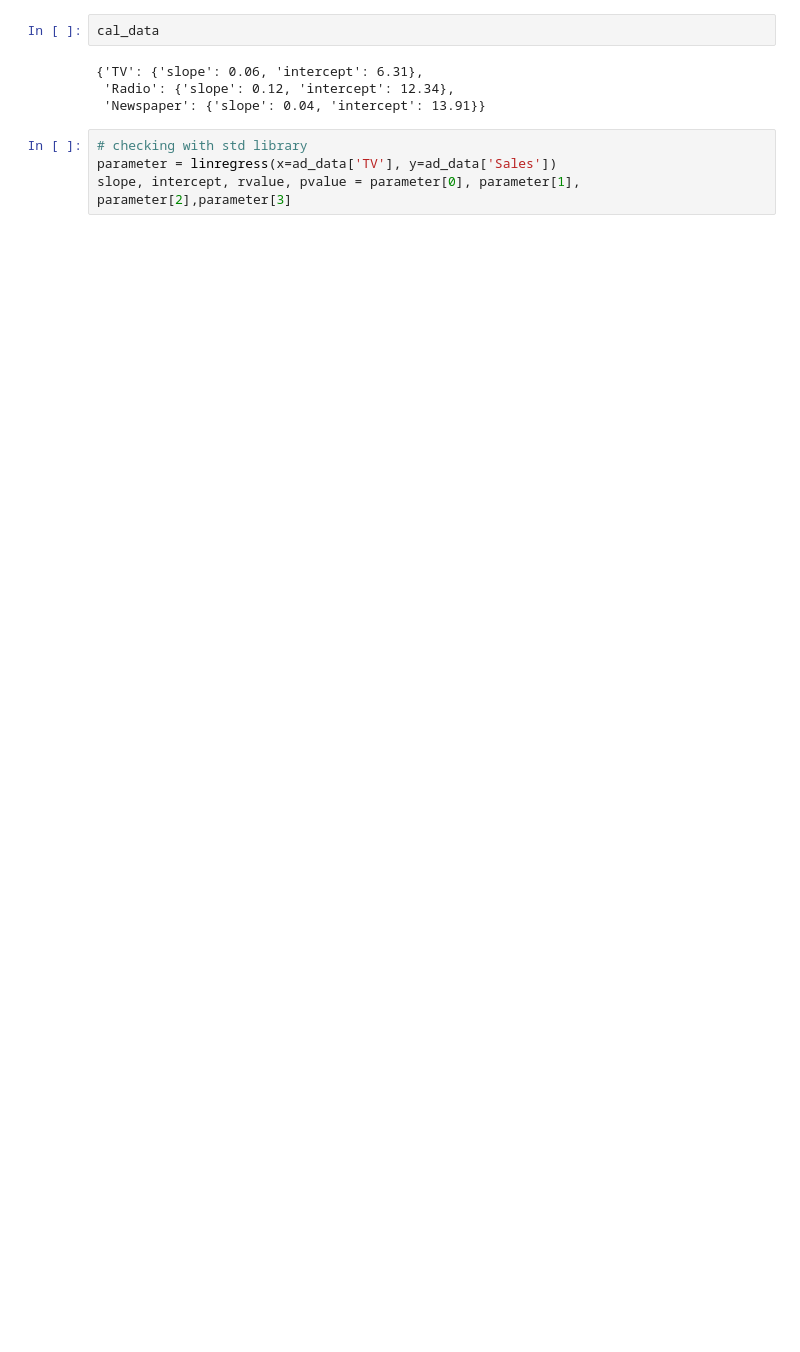
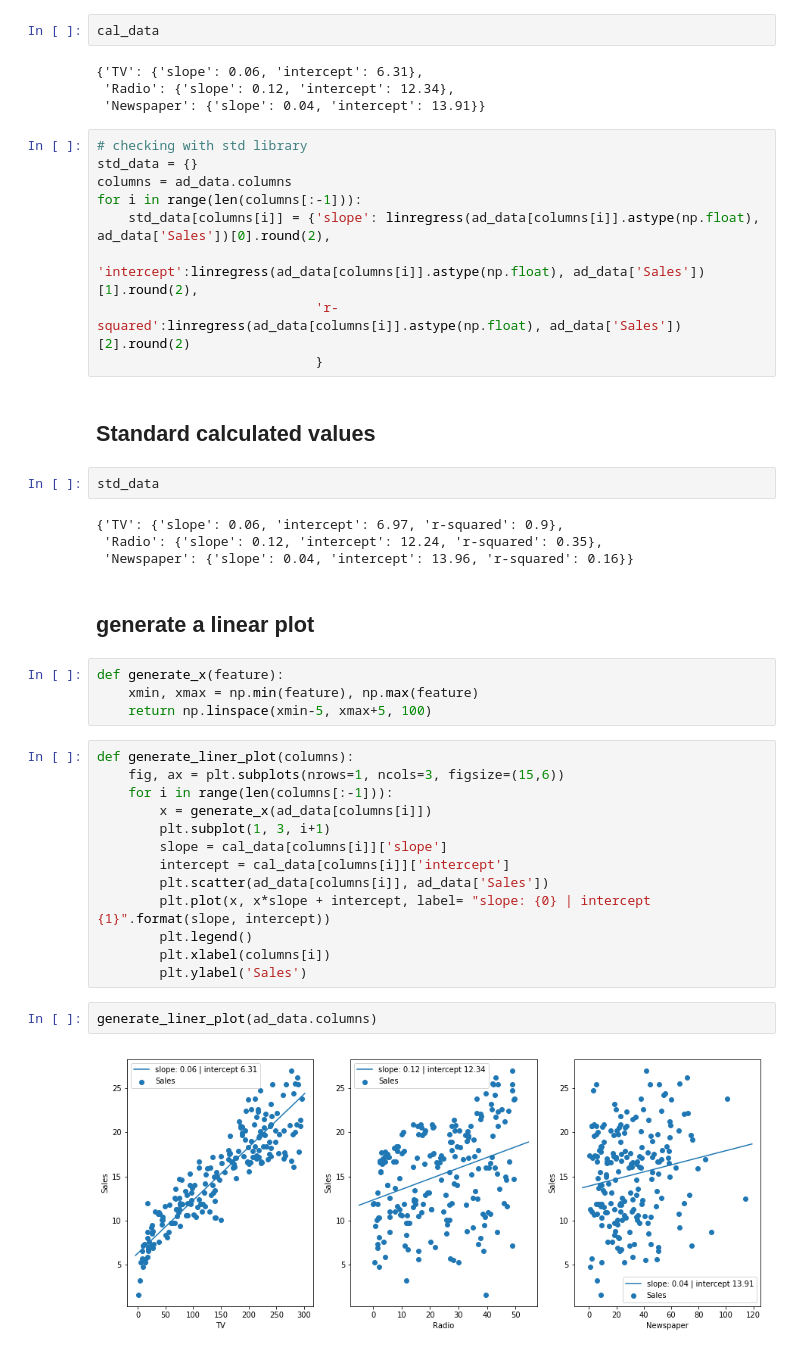
Before and after one commit to Abhishek768/sales_prediction, a Jupyter notebook: sales_prediction.ipynb, the cells around one changed output. Cells and saved outputs as stored; diff of their text form; blank space fills up the shorter version.

Commit message:
finding r-squared

```diff
--- a/sales_prediction.ipynb
+++ b/sales_prediction.ipynb
@@ -129,7 +131,43 @@ cal_data
 {'TV': {'slope': 0.06, 'intercept': 6.31},
  'Radio': {'slope': 0.12, 'intercept': 12.34},
  'Newspaper': {'slope': 0.04, 'intercept': 13.91}}
-# %%
-# checking with std library
-parameter = linregress(x=ad_data['TV'], y=ad_data['Sales'])
-slope, intercept, rvalue, pvalue = parameter[0], parameter[1], parameter[2],parameter[3]
+# %%
+# checking with std library
+std_data = {}
+columns = ad_data.columns
+for i in range(len(columns[:-1])):
+    std_data[columns[i]] = {'slope': linregress(ad_data[columns[i]].astype(np.float), ad_data['Sales'])[0].round(2),
+                            'intercept':linregress(ad_data[columns[i]].astype(np.float), ad_data['Sales'])[1].round(2),
+                            'r-squared':linregress(ad_data[columns[i]].astype(np.float), ad_data['Sales'])[2].round(2)
+                            }
+# %% [markdown]
+## Standard calculated values
+# %%
+std_data
+# %% [output]
+{'TV': {'slope': 0.06, 'intercept': 6.97, 'r-squared': 0.9},
+ 'Radio': {'slope': 0.12, 'intercept': 12.24, 'r-squared': 0.35},
+ 'Newspaper': {'slope': 0.04, 'intercept': 13.96, 'r-squared': 0.16}}
+# %% [markdown]
+## generate a linear plot
+# %%
+def generate_x(feature):
+    xmin, xmax = np.min(feature), np.max(feature)
+    return np.linspace(xmin-5, xmax+5, 100)
+# %%
+def generate_liner_plot(columns):
+    fig, ax = plt.subplots(nrows=1, ncols=3, figsize=(15,6))
+    for i in range(len(columns[:-1])):
+        x = generate_x(ad_data[columns[i]])
+        plt.subplot(1, 3, i+1)
+        slope = cal_data[columns[i]]['slope']
+        intercept = cal_data[columns[i]]['intercept']
+        plt.scatter(ad_data[columns[i]], ad_data['Sales'])
+        plt.plot(x, x*slope + intercept, label= "slope: {0} | intercept {1}".format(slope, intercept))
+        plt.legend()
+        plt.xlabel(columns[i])
+        plt.ylabel('Sales')
+# %%
+generate_liner_plot(ad_data.columns)
+# %% [output]
+[figure, added]
```
Also changed, not shown: parts of 9 cells of this notebook.
